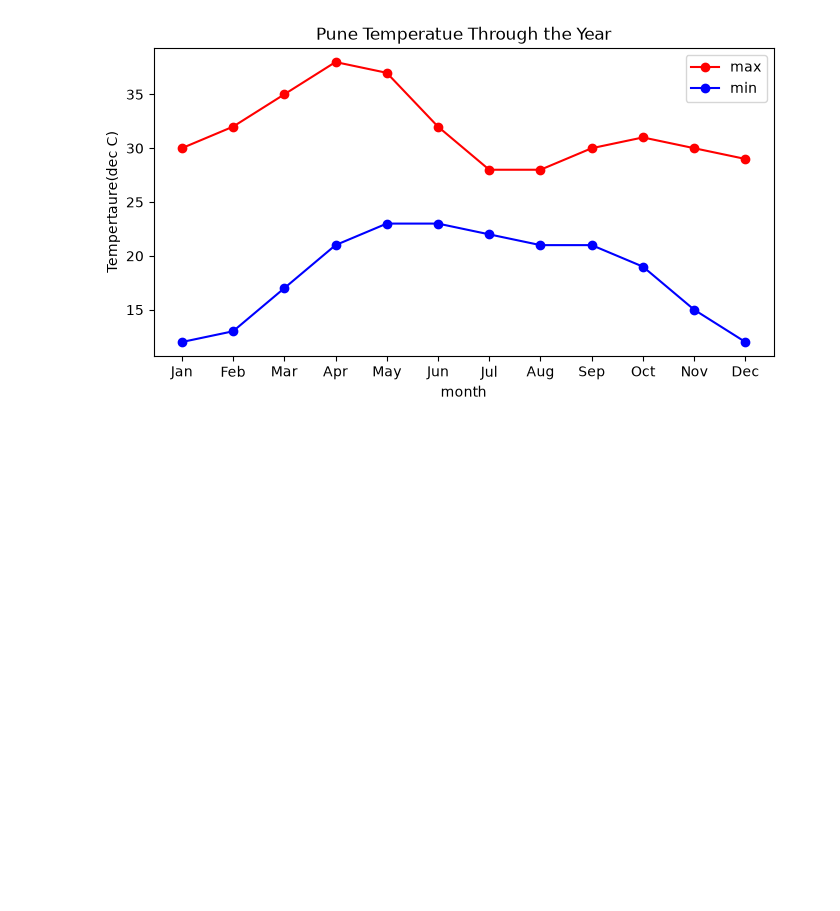
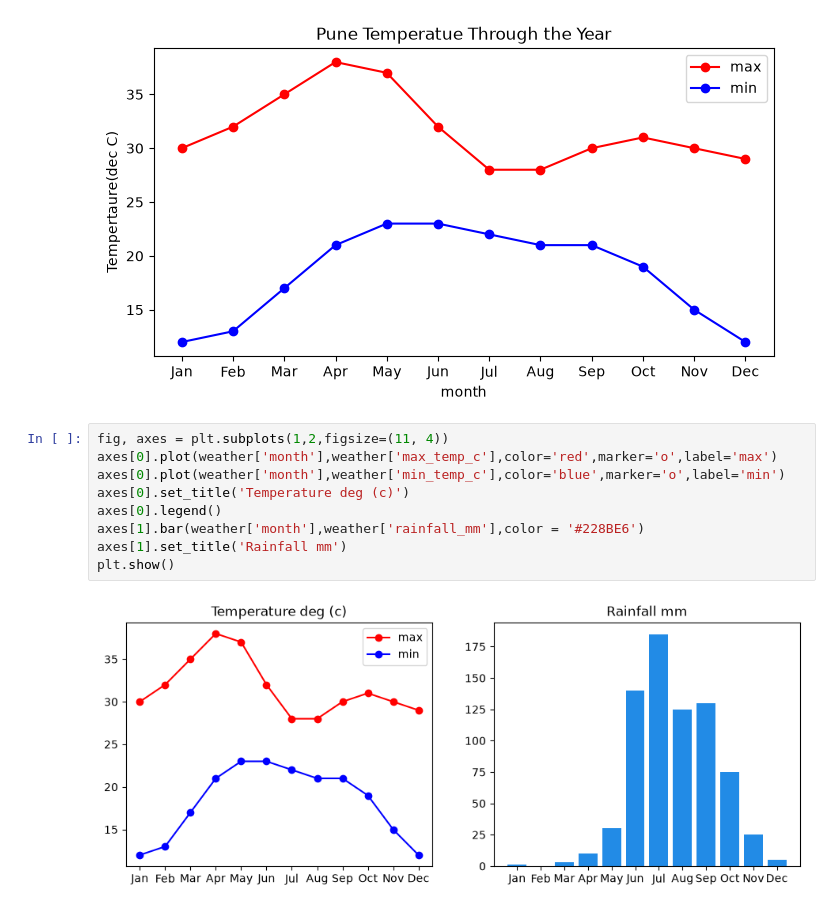
Before and after one commit to singh-amit-45/Data-Science, a Jupyter notebook: Libraries/Matplotlib/Matplotlib.ipynb, the cells around one changed output. Drawn from its saved outputs; the diff is of its cells as text; blank space fills up the shorter version.

```diff
--- a/Libraries/Matplotlib/Matplotlib.ipynb
+++ b/Libraries/Matplotlib/Matplotlib.ipynb
@@ -586,3 +588,14 @@ ax.legend()
 # %% [output]
 <matplotlib.legend.Legend at 0x...>
 [figure]
+# %%
+fig, axes = plt.subplots(1,2,figsize=(11, 4))
+axes[0].plot(weather['month'],weather['max_temp_c'],color='red',marker='o',label='max')
+axes[0].plot(weather['month'],weather['min_temp_c'],color='blue',marker='o',label='min')
+axes[0].set_title('Temperature deg (c)')
+axes[0].legend()
+axes[1].bar(weather['month'],weather['rainfall_mm'],color = '#228BE6')
+axes[1].set_title('Rainfall mm')
+plt.show()
+# %% [output]
+[figure, added]
```
Also changed, not shown: parts of 3 cells of this notebook.
